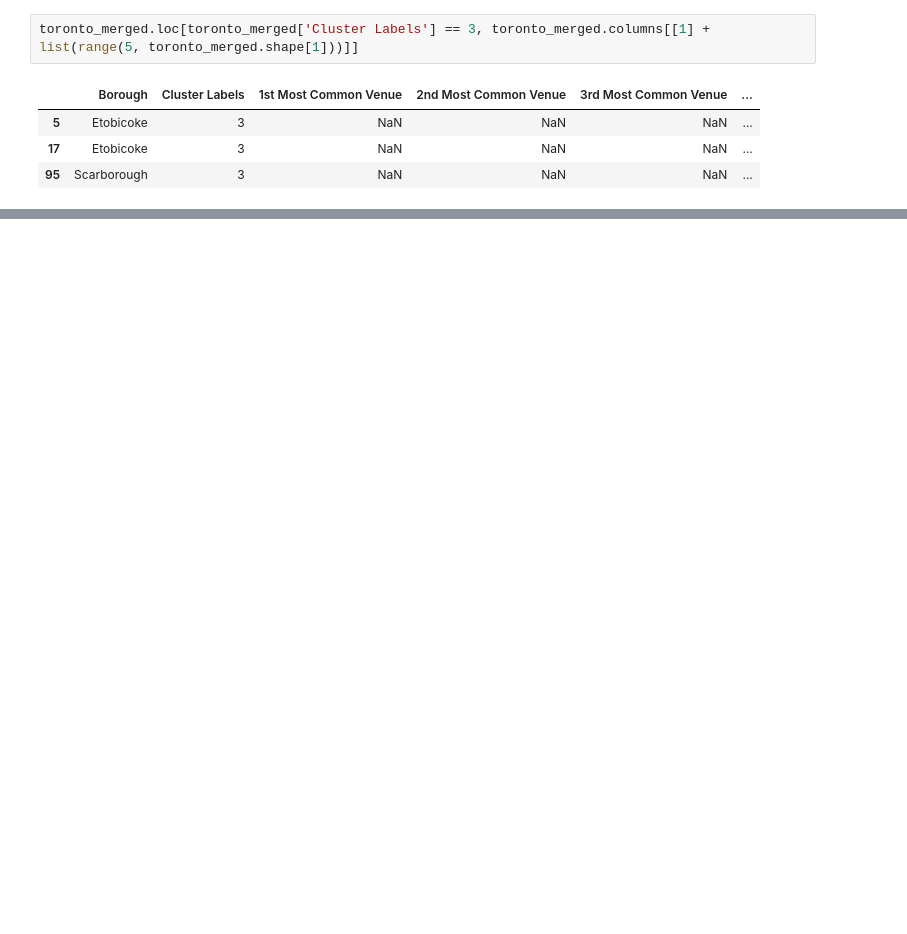
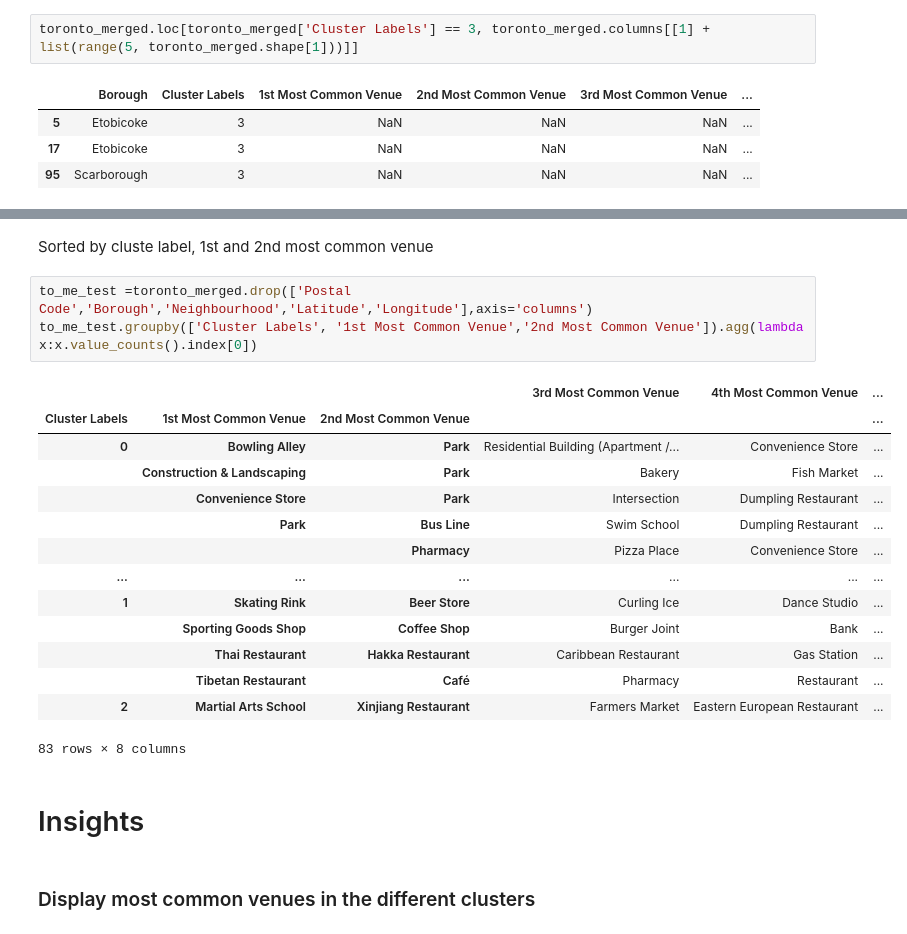
Before and after one commit to faxmaskinen/Hello-world, a Jupyter notebook: Scripts/Segmenting and Clustering Neighborhoods in Toronto.ipynb, the cells around one changed output, grey strips where cells are left out. Saved outputs shown, nothing was run; the diff lists cells and outputs as text; blank space fills up the shorter version.

Commit message:
added Insights part in 'segmenting and clusterin...ipynb' file, where most common venues are displayed

```diff
--- a/Scripts/Segmenting and Clustering Neighborhoods in Toronto.ipynb
+++ b/Scripts/Segmenting and Clustering Neighborhoods in Toronto.ipynb
@@ -746,0 +734,24 @@ toronto_merged.loc[toronto_merged['Cluster Labels'] == 5, toronto_merged.columns
+# %% [markdown]
+Sorted by cluste label, 1st and 2nd most common venue
+# %%
+to_me_test =toronto_merged.drop(['Postal Code','Borough','Neighbourhood','Latitude','Longitude'],axis='columns')
+to_me_test.groupby(['Cluster Labels', '1st Most Common Venue','2nd Most Common Venue']).agg(lambda x:x.value_counts().index[0])
+# %% [output]
+|  |  |  | 3rd Most Common Venue | 4th Most Common Venue | ... |
+| Cluster Labels | 1st Most Common Venue | 2nd Most Common Venue |  |  | ... |
+| 0 | Bowling Alley | Park | Residential Building (Apartment /... | Convenience Store | ... |
+|  | Construction & Landscaping | Park | Bakery | Fish Market | ... |
+|  | Convenience Store | Park | Intersection | Dumpling Restaurant | ... |
+|  | Park | Bus Line | Swim School | Dumpling Restaurant | ... |
+|  |  | Pharmacy | Pizza Place | Convenience Store | ... |
+| ... | ... | ... | ... | ... | ... |
+| 1 | Skating Rink | Beer Store | Curling Ice | Dance Studio | ... |
+|  | Sporting Goods Shop | Coffee Shop | Burger Joint | Bank | ... |
+|  | Thai Restaurant | Hakka Restaurant | Caribbean Restaurant | Gas Station | ... |
+|  | Tibetan Restaurant | Café | Pharmacy | Restaurant | ... |
+| 2 | Martial Arts School | Xinjiang Restaurant | Farmers Market | Eastern European Restaurant | ... |
+83 rows × 8 columns
+# %% [markdown]
+# Insights
+# %% [markdown]
+### Display most common venues in the different clusters
```
Also changed, not shown: parts of 14 cells of this notebook.
